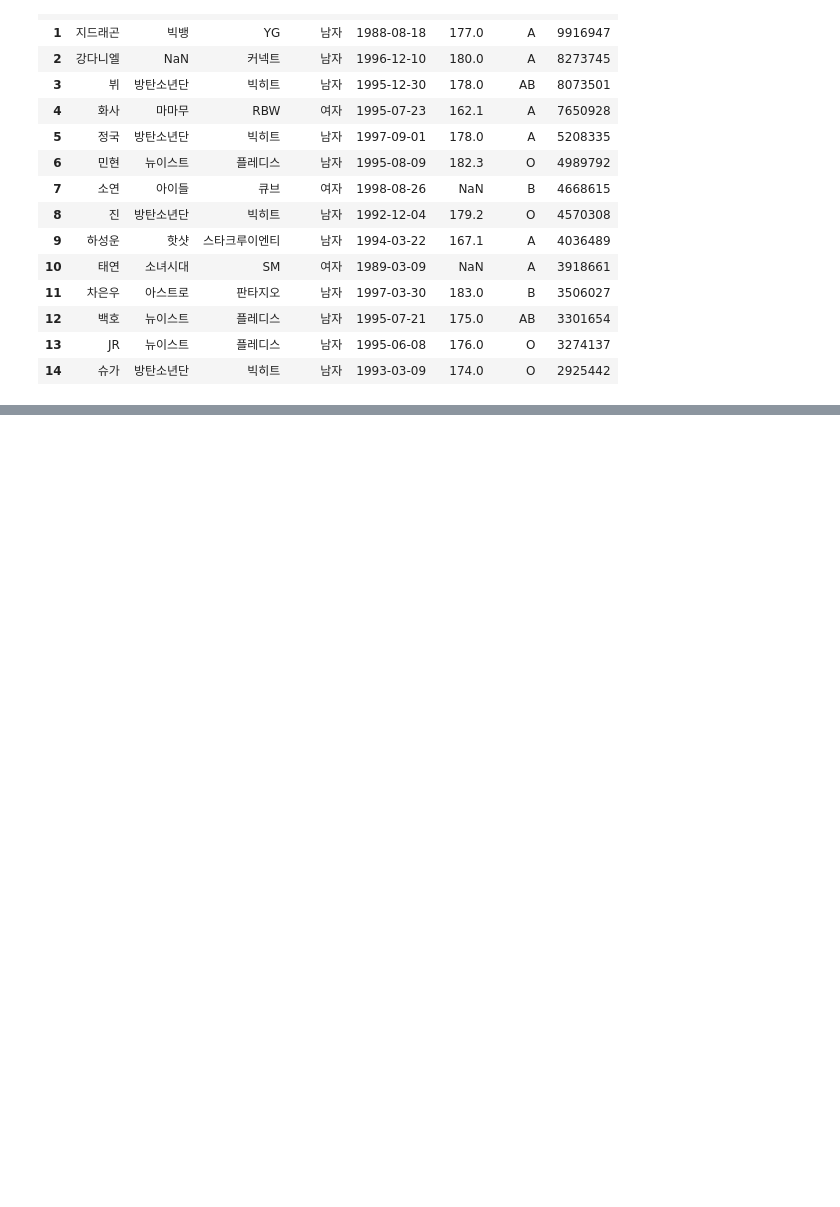
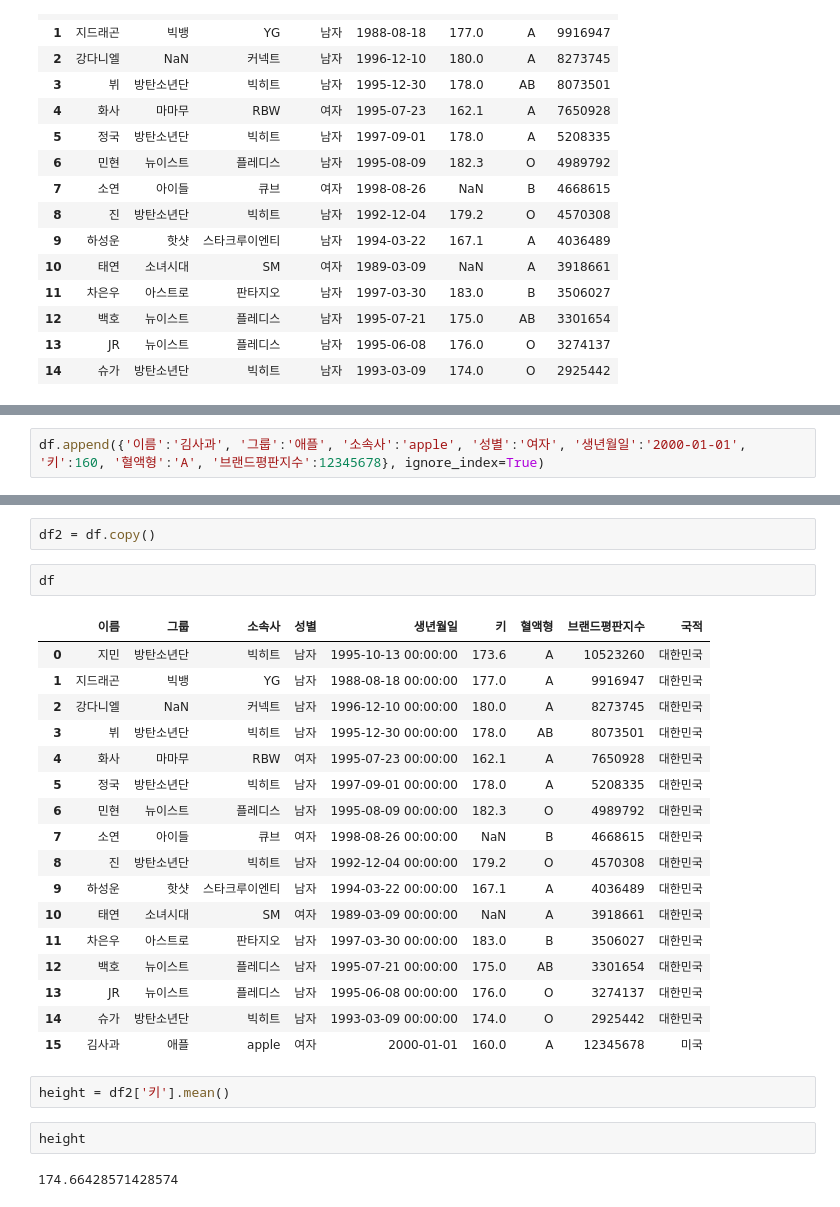
Before and after one commit to jeungsengho/python_6month, a Jupyter notebook: 2_판다스_모듈.ipynb, the cells around one changed output, grey strips where cells are left out. Saved outputs shown, nothing was run; the diff lists cells and outputs as text; blank space fills up the shorter version.

```diff
--- a/2_판다스_모듈.ipynb
+++ b/2_판다스_모듈.ipynb
@@ -646,0 +976,2 @@ df.iloc[1:3, 0:3]
+# %%
+df.append({'이름':'김사과', '그룹':'애플', '소속사':'apple', '성별':'여자', '생년월일':'2000-01-01', '키':160, '혈액형':'A', '브랜드평판지수':12345678}, ignore_index=True)
@@ -646,0 +1346,28 @@ df.iloc[1:3, 0:3]
+# %%
+df2 = df.copy()
+# %%
+df
+# %% [output]
+|  | 이름 | 그룹 | 소속사 | 성별 | 생년월일 | 키 | 혈액형 | 브랜드평판지수 | 국적 |
+| 0 | 지민 | 방탄소년단 | 빅히트 | 남자 | 1995-10-13 00:00:00 | 173.6 | A | 10523260 | 대한민국 |
+| 1 | 지드래곤 | 빅뱅 | YG | 남자 | 1988-08-18 00:00:00 | 177.0 | A | 9916947 | 대한민국 |
+| 2 | 강다니엘 | NaN | 커넥트 | 남자 | 1996-12-10 00:00:00 | 180.0 | A | 8273745 | 대한민국 |
+| 3 | 뷔 | 방탄소년단 | 빅히트 | 남자 | 1995-12-30 00:00:00 | 178.0 | AB | 8073501 | 대한민국 |
+| 4 | 화사 | 마마무 | RBW | 여자 | 1995-07-23 00:00:00 | 162.1 | A | 7650928 | 대한민국 |
+| 5 | 정국 | 방탄소년단 | 빅히트 | 남자 | 1997-09-01 00:00:00 | 178.0 | A | 5208335 | 대한민국 |
+| 6 | 민현 | 뉴이스트 | 플레디스 | 남자 | 1995-08-09 00:00:00 | 182.3 | O | 4989792 | 대한민국 |
+| 7 | 소연 | 아이들 | 큐브 | 여자 | 1998-08-26 00:00:00 | NaN | B | 4668615 | 대한민국 |
+| 8 | 진 | 방탄소년단 | 빅히트 | 남자 | 1992-12-04 00:00:00 | 179.2 | O | 4570308 | 대한민국 |
+| 9 | 하성운 | 핫샷 | 스타크루이엔티 | 남자 | 1994-03-22 00:00:00 | 167.1 | A | 4036489 | 대한민국 |
+| 10 | 태연 | 소녀시대 | SM | 여자 | 1989-03-09 00:00:00 | NaN | A | 3918661 | 대한민국 |
+| 11 | 차은우 | 아스트로 | 판타지오 | 남자 | 1997-03-30 00:00:00 | 183.0 | B | 3506027 | 대한민국 |
+| 12 | 백호 | 뉴이스트 | 플레디스 | 남자 | 1995-07-21 00:00:00 | 175.0 | AB | 3301654 | 대한민국 |
+| 13 | JR | 뉴이스트 | 플레디스 | 남자 | 1995-06-08 00:00:00 | 176.0 | O | 3274137 | 대한민국 |
+| 14 | 슈가 | 방탄소년단 | 빅히트 | 남자 | 1993-03-09 00:00:00 | 174.0 | O | 2925442 | 대한민국 |
+| 15 | 김사과 | 애플 | apple | 여자 | 2000-01-01 | 160.0 | A | 12345678 | 미국 |
+# %%
+height = df2['키'].mean()
+# %%
+height
+# %% [output]
+174.66428571428574
```
Also changed, not shown: parts of 110 cells of this notebook.
